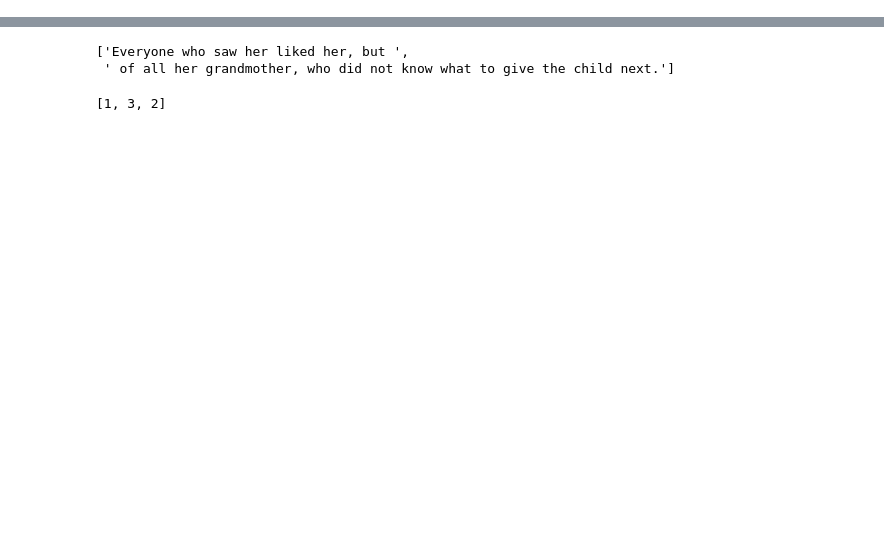
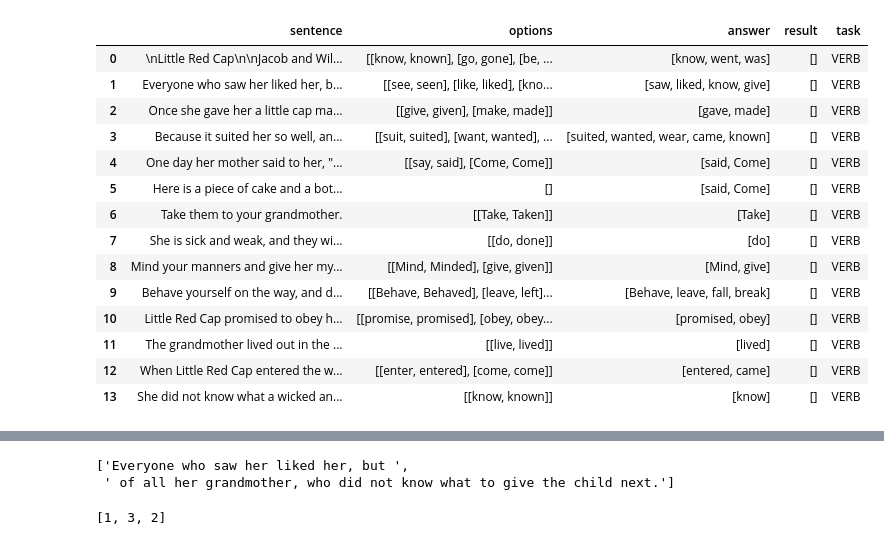
Before and after one commit to Sergey2015/English-learning-App, a Jupyter notebook: english3.ipynb, the cells around one changed output, grey strips where cells are left out. Drawn from its saved outputs; the diff is of its cells as text; code cells hidden in the pictures; blank space fills up the shorter version.

```diff
--- a/english3.ipynb
+++ b/english3.ipynb
@@ -104,0 +121,18 @@ df["sentence_hidden"]= df.apply(lambda x: x['sentence'].replace(str(x['answer'])
+# %%
+df
+# %% [output]
+|  | sentence | options | answer | result | task |
+| 0 | \nLittle Red Cap\n\nJacob and Wil... | [[know, known], [go, gone], [be, ... | [know, went, was] | [] | VERB |
+| 1 | Everyone who saw her liked her, b... | [[see, seen], [like, liked], [kno... | [saw, liked, know, give] | [] | VERB |
+| 2 | Once she gave her a little cap ma... | [[give, given], [make, made]] | [gave, made] | [] | VERB |
+| 3 | Because it suited her so well, an... | [[suit, suited], [want, wanted], ... | [suited, wanted, wear, came, known] | [] | VERB |
+| 4 | One day her mother said to her, "... | [[say, said], [Come, Come]] | [said, Come] | [] | VERB |
+| 5 | Here is a piece of cake and a bot... | [] | [said, Come] | [] | VERB |
+| 6 | Take them to your grandmother. | [[Take, Taken]] | [Take] | [] | VERB |
+| 7 | She is sick and weak, and they wi... | [[do, done]] | [do] | [] | VERB |
+| 8 | Mind your manners and give her my... | [[Mind, Minded], [give, given]] | [Mind, give] | [] | VERB |
+| 9 | Behave yourself on the way, and d... | [[Behave, Behaved], [leave, left]... | [Behave, leave, fall, break] | [] | VERB |
+| 10 | Little Red Cap promised to obey h... | [[promise, promised], [obey, obey... | [promised, obey] | [] | VERB |
+| 11 | The grandmother lived out in the ... | [[live, lived]] | [lived] | [] | VERB |
+| 12 | When Little Red Cap entered the w... | [[enter, entered], [come, come]] | [entered, came] | [] | VERB |
+| 13 | She did not know what a wicked an... | [[know, known]] | [know] | [] | VERB |
```
Also changed, not shown: parts of 8 cells of this notebook, 2 other files.
